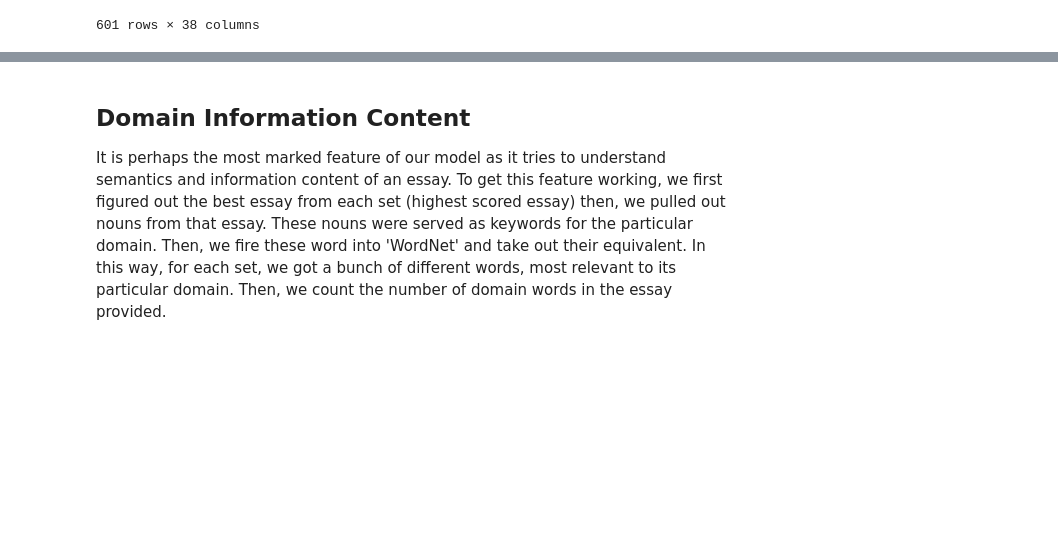
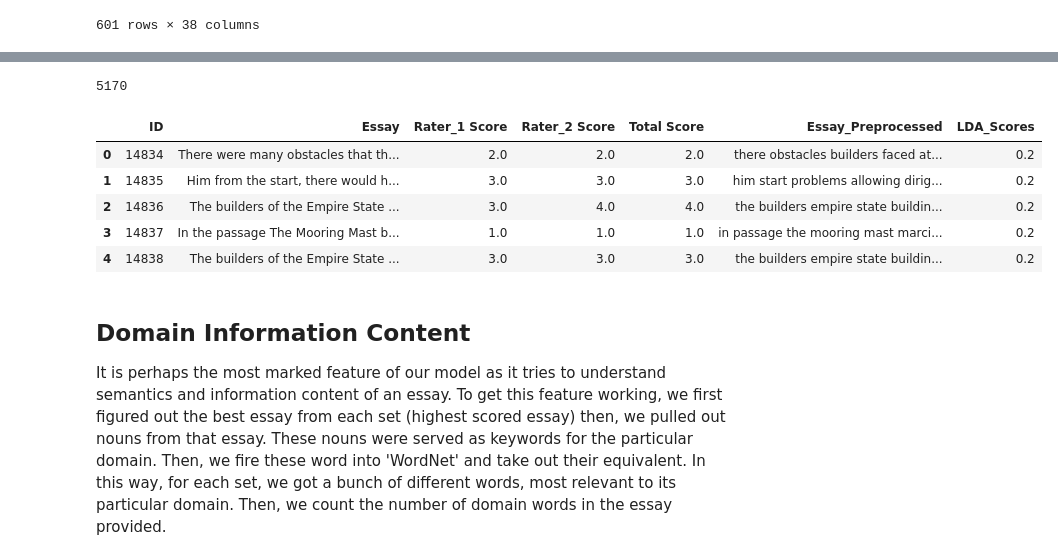
Before and after one commit to mustafabawany/IntelliTech, a Jupyter notebook: Feature_Engineering.ipynb, the cells around one changed output, grey strips where cells are left out. Drawn from its saved outputs; the diff is of its cells as text; code cells hidden in the pictures; blank space fills up the shorter version.

```diff
--- a/Feature_Engineering.ipynb
+++ b/Feature_Engineering.ipynb
@@ -1159,0 +1422,18 @@ Data_Essay_01["Lexical_Accuracy"] = Data_Essay_01.apply(lambda row :Lexical_Accu
+# %%
+corpus = []
+def Create_Corpus(Essay):
+  """
+    Creates a dictionary of words in source prompt
+    as well as student's reponse
+
+    Args:
+      Essay: Essay of each individual student
+
+    Returns:
+      void
+  """
+  lemmatizer = WordNetLemmatizer()
+  tokens = word_tokenize(Essay)
+  for word in tokens:
+    if lemmatizer.lemmatize(word) not in corpus:
+      corpus.append(lemmatizer.lemmatize(word))
@@ -1159,0 +1463,21 @@ Data_Essay_01["Lexical_Accuracy"] = Data_Essay_01.apply(lambda row :Lexical_Accu
+# %%
+len(corpus)
+# %% [output]
+5170
+# %%
+# Create a document-term matrix
+vectorizer = CountVectorizer(stop_words='english')
+dtm = vectorizer.fit_transform(corpus)
+# %%
+# Train an LDA model
+lda_model = LatentDirichletAllocation(n_components=5, random_state=42)
+lda_model.fit(dtm)
+
+# Analyze the topic distribution of the source essay
+source_essay_topic_dist = lda_model.transform(dtm[:1])[0]
+
+# Analyze the topic distribution of each student answer
+student_answer_topic_dists = lda_model.transform(dtm[1:])
+
+# Compare the topic distribution of each student answer with the topic distribution of the source essay
+answer_relevance_scores = [source_essay_topic_dist.dot(student_answer_topic_dist) for student_answer_topic_dist in student_answer_topic_dists]
@@ -1160,3 +1486,12 @@ Data_Essay_01["Lexical_Accuracy"] = Data_Essay_01.apply(lambda row :Lexical_Accu
+# %%
+Data_Essay_01.head()
+# %% [output]
+|  | ID | Essay | Rater_1 Score | Rater_2 Score | Total Score | Essay_Preprocessed | LDA_Scores |
+| 0 | 14834 | There were many obstacles that th... | 2.0 | 2.0 | 2.0 | there obstacles builders faced at... | 0.2 |
+| 1 | 14835 | Him from the start, there would h... | 3.0 | 3.0 | 3.0 | him start problems allowing dirig... | 0.2 |
+| 2 | 14836 | The builders of the Empire State ... | 3.0 | 4.0 | 4.0 | the builders empire state buildin... | 0.2 |
+| 3 | 14837 | In the passage The Mooring Mast b... | 1.0 | 1.0 | 1.0 | in passage the mooring mast marci... | 0.2 |
+| 4 | 14838 | The builders of the Empire State ... | 3.0 | 3.0 | 3.0 | the builders empire state buildin... | 0.2 |
 # %% [markdown]
 ## **Domain Information Content**
 It is perhaps the most marked feature of our model as it tries to understand semantics and information content of an essay. To get this feature working, we first figured out the best essay from each set (highest scored essay) then, we pulled out nouns from that essay. These nouns were served as keywords for the particular domain. Then, we fire these word into 'WordNet' and take out their equivalent. In this way, for each set, we got a bunch of different words, most relevant to its particular domain. Then, we count the number of domain words in the essay provided.
```
Also changed, not shown: parts of 61 cells of this notebook.
